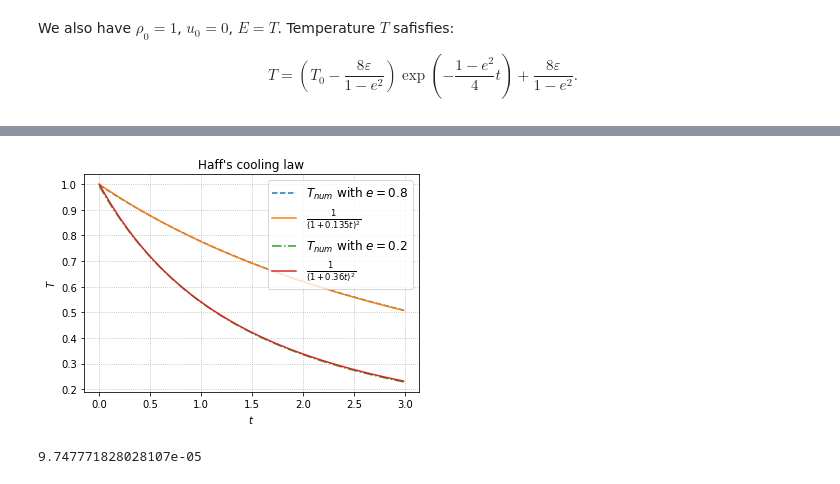
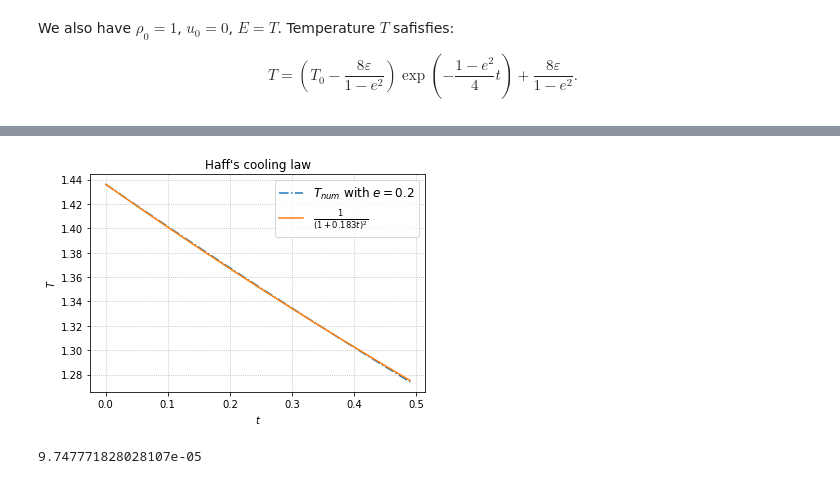
Before and after one commit to Mayuyu/fsm_inelastic_boltzmann, a Jupyter notebook: notebooks/fsm_3D.ipynb, the cells around one changed output, grey strips where cells are left out. Saved outputs shown, nothing was run; the diff lists cells and outputs as text; code cells hidden in the pictures.

```diff
--- a/notebooks/fsm_3D.ipynb
+++ b/notebooks/fsm_3D.ipynb
@@ -86,7 +86,7 @@ def extQ(v):
     return df*dK
 
 def anisotropic_f(v):
-    return 8*pi**(-1.5)/9*(np.exp(-(v-2)[:,None,None]**2/0.25-(v-2)[:,None]**2/0.25 - (v-2)**2/0.25)
+    return 0.8*pi**(-1.5)*(np.exp(-16**(1/3)*((v-2)[:,None,None]**2 + (v-2)[:,None]**2 + (v-2)**2))
                            + np.exp(-(v+0.5)[:,None,None]**2-(v+0.5)[:,None]**2 - (v+0.5)**2))
 # %%
 config_3D = get_config('../src/configs/config_3D.json')
@@ -273,7 +254,7 @@ T(0.5, 0.2, eps, E_0*3/2) - E*3/2
 # %%
 %%time
 T_vhs = []
-for t in range(300):
+for t in range(100):
     f = np.real(Q.ifft3(f_hat[t]))
-    T_vhs.append(0.5*np.sum(f*v_norm)*dv**3*2/3)
+    T_vhs.append(0.5*np.sum(f*Q.v_norm)*Q.dv**3*2/3)
 # %% [output]
@@ -282,7 +263,7 @@ Wall time: 126 ms
 # %%
 %%time
 T_vhs_02 = []
-for t in range(300):
+for t in range(50):
     f = np.real(Q.ifft3(f_hat[t]))
-    T_vhs_02.append(0.5*np.sum(f*v_norm)*dv**3*2/3)
+    T_vhs_02.append(0.5*np.sum(f*Q.v_norm)*Q.dv**3*2/3)
 # %% [output]
@@ -291,22 +272,22 @@ Wall time: 117 ms
 # %%
-t = (np.arange(300)/100)
+t = (np.arange(50)/100)
 
 fig, ax = plt.subplots()
-ax.plot(t, np.asarray(T_vhs), '--', label=r'$T_{num}$ with $e=0.8$')
-ax.plot(t, 1/(1+0.135*t)**2, label=r'$\frac{1}{(1+0.135t)^2}$')
+# ax.plot(t, np.asarray(T_vhs), '--', label=r'$T_{num}$ with $e=0.8$')
+# ax.plot(t, 1/(1+0.135*t)**2, label=r'$\frac{1}{(1+0.135t)^2}$')
 ax.plot(t, np.asarray(T_vhs_02), '-.', label=r'$T_{num}$ with $e=0.2$')
-ax.plot(t, 1/(1+0.36*t)**2, label=r'$\frac{1}{(1+0.36t)^2}$')
+ax.plot(t, T_vhs_02[0]/(1+0.125*t)**2, label=r'$\frac{1}{(1+0.183t)^2}$')
 ax.set_xlabel('$t$')
 ax.set_ylabel('$T$')
 ax.set_title('Haff\'s cooling law')
 ax.legend(fontsize='large')
 ax.grid(which='both',linestyle=':')
-plt.savefig('Haff\'s_cooling.pdf')
+# plt.savefig('Haff\'s_cooling.pdf')
 plt.show()
 
 # plt.plot(t, np.asarray(T_vhs), '--', t, 2.25/(1+0.36*t)**2)
 # %% [output]
-[figure, old version]
+[figure, new version]
 # %%
 def T(t, e, eps, T_0):
     return (T_0 - 8*eps/(1-e**2))*np.exp(-(1-e**2)*t/4) + 8*eps/(1-e**2)
```
Also changed, not shown: parts of 13 cells of this notebook, 2 other files.
